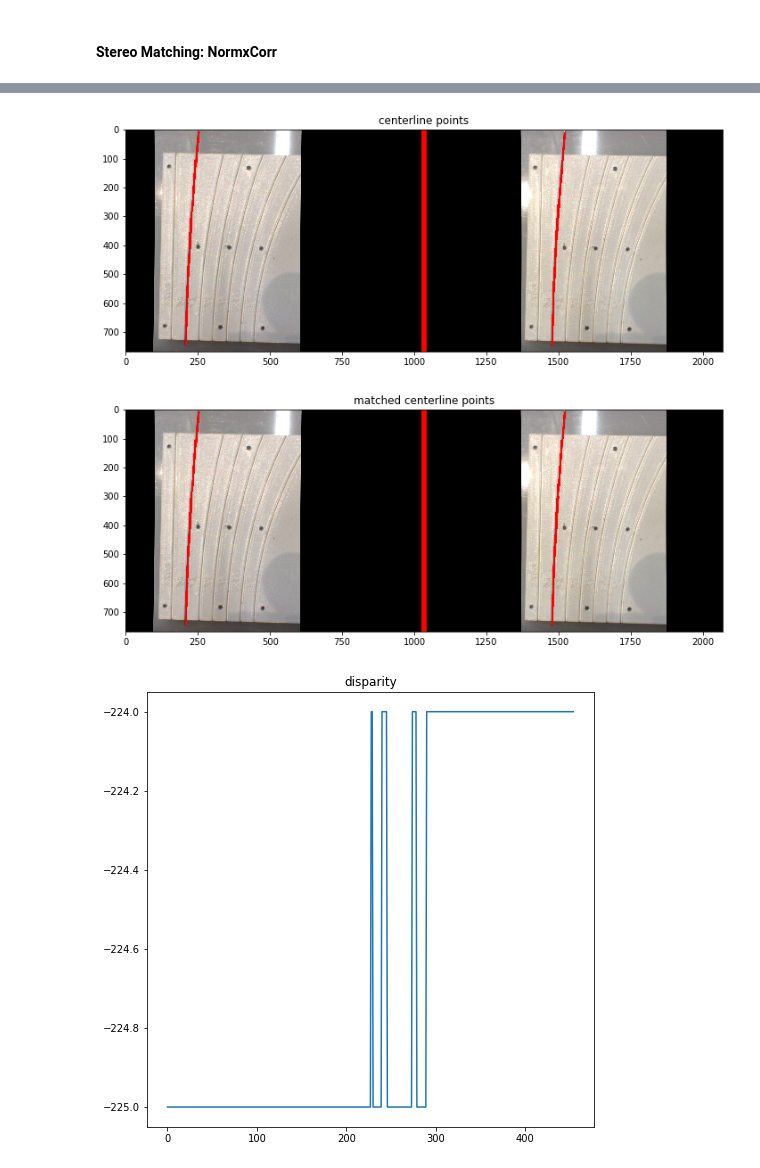
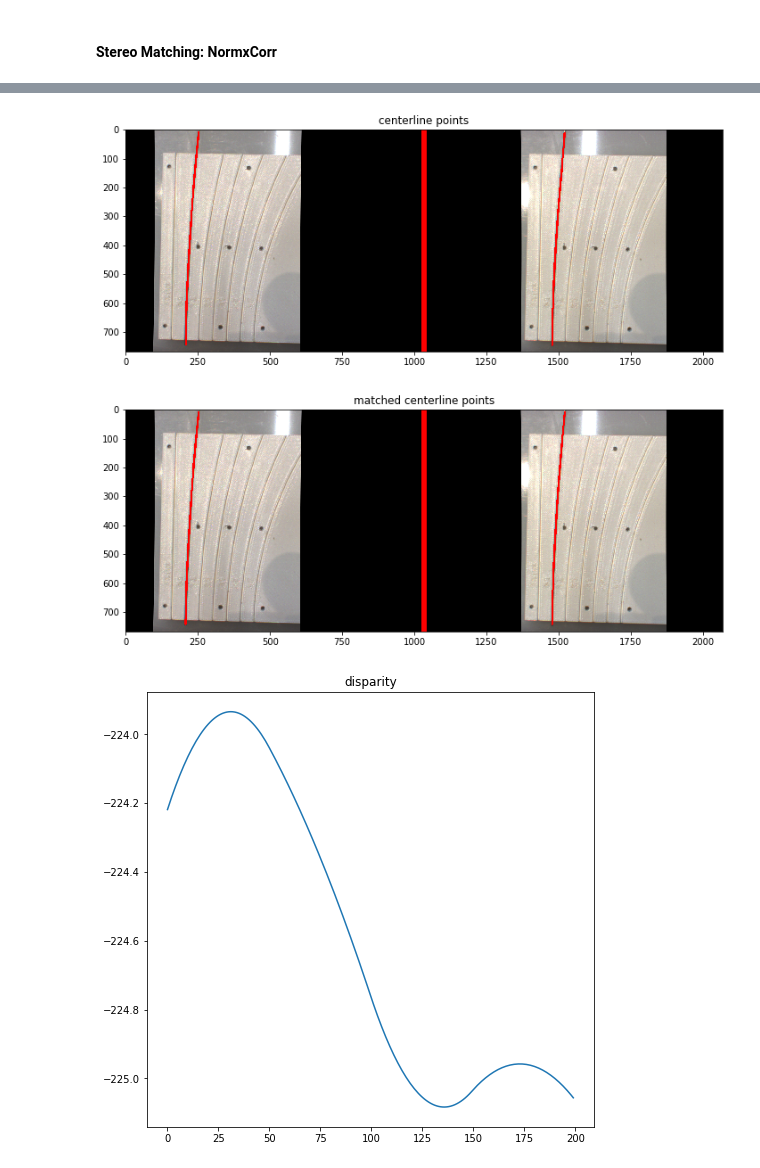
Before and after one commit to dlezcan1/AMIRo-cv, a Jupyter notebook: src/NeedleCompVision.ipynb, the cells around one changed output, grey strips where cells are left out. Drawn from its saved outputs; the diff is of its cells as text; code cells hidden in the pictures.

Commit message:
Working normxcorr with zoom implemented

```diff
--- a/src/NeedleCompVision.ipynb
+++ b/src/NeedleCompVision.ipynb
@@ -1437,8 +1437,8 @@ def stereomatch_needle3( left_conts, right_conts, img_left, img_right,
     right_zoom = cv.resize(right_pad, None, fx=zoom, fy=zoom, interpolation=cv.INTER_CUBIC)
 
     # remove duplicate rows
-    pts_l = np.unique( left_conts.round().astype(np.int32), axis = 0 )
-    pts_r = np.unique( right_conts.round().astype(np.int32), axis = 0 )
+    pts_l = np.unique( left_conts, axis = 0 )
+    pts_r = np.unique( right_conts, axis = 0 )
 
     # helper functions
     def normxcorr1(template, img, row):
@@ -1467,12 +1467,13 @@ def stereomatch_needle3( left_conts, right_conts, img_left, img_right,
     # def: normxcorr1
 
     # match points left-to-right
-    new_winsize = tuple([zoom * win for win in winsize])
+    new_winsize = tuple([round(zoom*win) for win in winsize])
+    new_winsize = tuple([win if win % 2 == 1 else win + 1 for win in new_winsize])
     left_matches = np.zeros((0, 2))
     right_matches = np.zeros((0,2))
     for i in range(pts_l.shape[0]):
         # grab the template
-        px_pt = np.flip(zoom*pts_l[i]).round().astype(int) + np.array(new_winsize)//2
+        px_pt = np.flip(zoom*pts_l[i]).round().astype(np.int32) + np.array(new_winsize)//2
 
         img_roi = np.vstack((-np.array(new_winsize)//2, np.array(new_winsize)//2)) + px_pt.reshape(1,-1).tolist()
         img_roi[img_roi < 0] = 0
@@ -1525,8 +1526,8 @@ def needle_reconstruction3(img_left, img_right, stereo_params,
     imgs_ret['rect'] = (left_rect, right_rect)
 
     ## map the rois
-    boroi_l_img = roi_image(roi_l, left_img.shape) & blackout_image(bor_l, left_img.shape)
-    boroi_r_img = roi_image(roi_r, right_img.shape) & blackout_image(bor_r, right_img.shape)
+    boroi_l_img = roi_image(roi_l, img_left.shape) & blackout_image(bor_l, img_left.shape)
+    boroi_r_img = roi_image(roi_r, img_right.shape) & blackout_image(bor_r, img_right.shape)
     imgs_ret['boroi-bool'] = (boroi_l_img, boroi_r_img)
 
     boroi_l_mapped = cv.remap(boroi_l_img.astype(np.uint8), map_l[0], map_l[1], cv.INTER_NEAREST)
@@ -1570,13 +1571,19 @@ def needle_reconstruction3(img_left, img_right, stereo_params,
     # stereo matching
     left_rect_gray = cv.cvtColor(left_rect, cv.COLOR_BGR2GRAY)
     right_rect_gray = cv.cvtColor(right_rect, cv.COLOR_BGR2GRAY)
-    pts_l_match, pts_r_match = stereomatch_needle3( pts_l, pts_r, left_rect_gray, right_rect_gray, winsize=(31,31),
+    pts_l_match, pts_r_match = stereomatch_needle3( pts_l, pts_r, left_rect_gray, right_rect_gray, winsize=(31,21),
                                                   zoom = zoom)
+    idx_l = np.argsort(pts_l_match[:,1])
+    idx_r = np.argsort(pts_r_match[:,1])
+    pts_l_match = pts_l_match[idx_l]
+    pts_r_match = pts_r_match[idx_r]
 
     # bspline fit the matching points
-    bspline_l_match = None
-    bspline_r_match = None
-    pass
+    bspline_l_match = BSpline1D(pts_l_match[:,1], pts_l_match[:,0], k=bspl_k)
+    bspline_r_match = BSpline1D(pts_r_match[:,1], pts_r_match[:,0], k=bspl_k)
+    s = np.linspace(0, 1, 200)
+    pts_l_match = np.vstack((bspline_l_match(bspline_l_match.unscale(s)), bspline_l_match.unscale(s))).T
+    pts_r_match = np.vstack((bspline_r_match(bspline_r_match.unscale(s)), bspline_r_match.unscale(s))).T
 
     # stereo
     pts_3d = None
@@ -1617,33 +1624,33 @@ def needle_reconstruction3(img_left, img_right, stereo_params,
         plt.title('disparity')
 
         fig = plt.figure(figsize=(8,8))
         ax = plt.gca(projection='3d')
         ax.plot(pts_3d[:,0], pts_3d[:,1], pts_3d[:,2])
         plt.title('3-D reconstruction')
 
 
     # if
 
 
 #     return left_rect, right_rect, left_thresh, right_thresh, boroi_l_mapped, boroi_r_mapped
-    return pts_3d, pts_l, pts_r, bspline_l, bspline_r, imgs_ret
+    return pts_3d, pts_l_match, pts_r_match, bspline_l, bspline_r, imgs_ret
 
-# needle_reconstruction2
+# needle_reconstruction3
 
 # test function
 ## set-up
 roi_all = []
 roi_l = [[0, 210], [-1, 700]]
 roi_r = [[roi_l[0][0], roi_l[0][1] + 25], [roi_l[1][0], roi_l[1][1] + 25]]
 
 # l_rect, r_rect, l_ret, r_ret, borm_l, borm_r = needle_reconstruction2(left_img, right_img, stereo_params, roi_l=roi_l, roi_r=roi_r, alpha=0.5, recalc_stereo=True, proc_show=True)
 pts_3d, pts_l, pts_r, bspline_l, bspline_r, imgs = needle_reconstruction3(left_img, right_img, stereo_params,
                                                                                 roi_l=roi_l, roi_r=roi_r,
                                                                                 alpha=0.5, recalc_stereo=True, proc_show=True, zoom=1)
 # %% [output]
 [figure]
 [figure]
 [figure]
 [figure]
 [figure]
-[figure, old version]
+[figure, new version]
```
Also changed, not shown: parts of 3 cells of this notebook, 1 other file.
